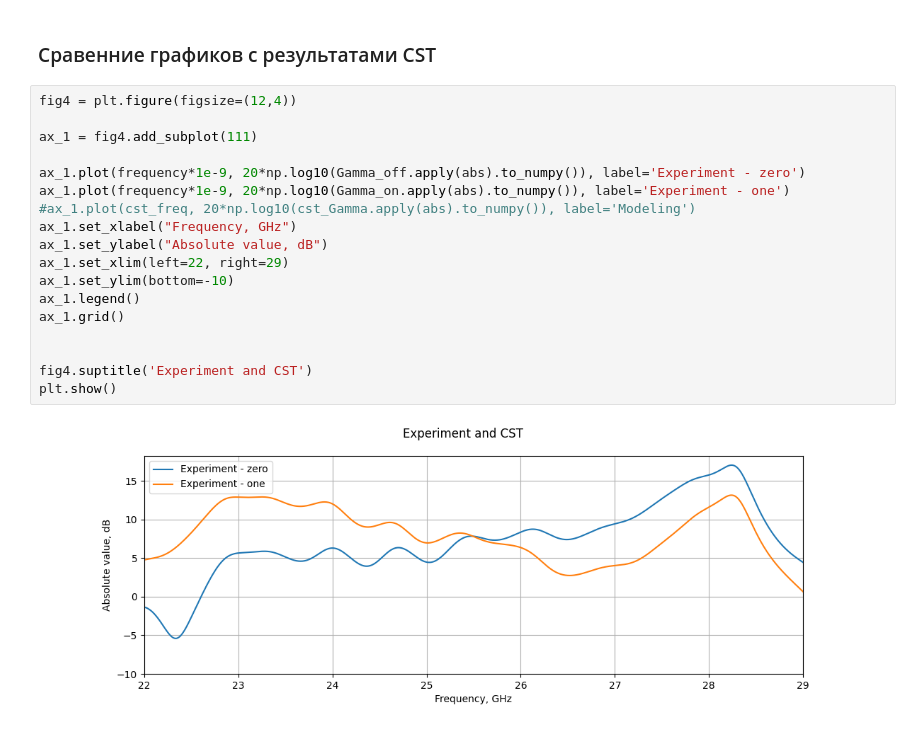
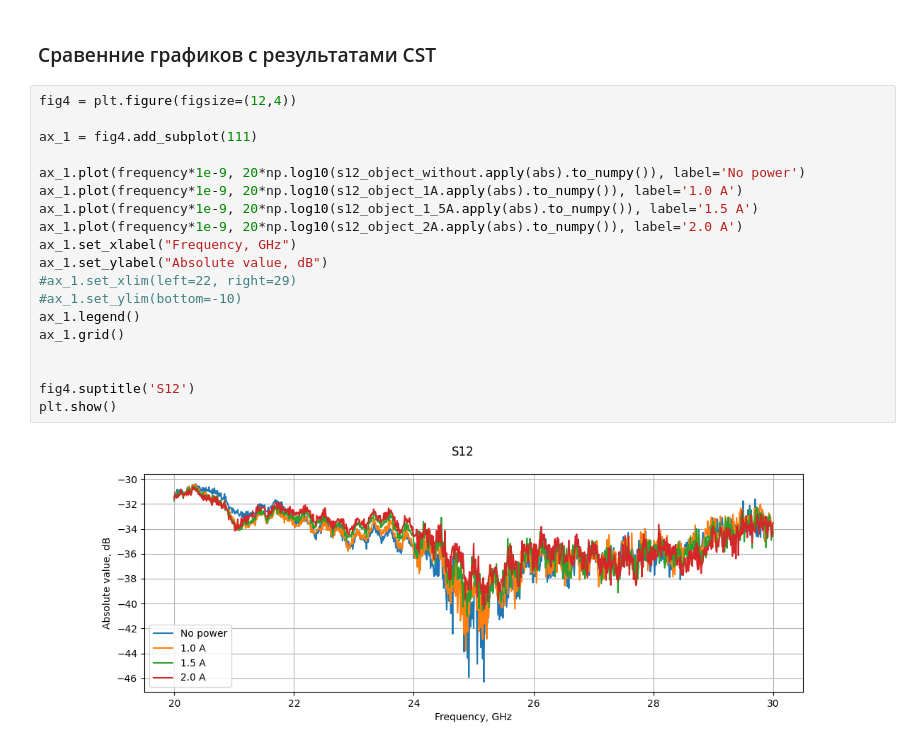
Before and after one commit to isvoropaev02/post_processing_RIS, a Jupyter notebook: 250923/S21_mirror.ipynb, the cells around one changed output. Drawn from its saved outputs; the diff is of its cells as text.

```diff
--- a/250923/S21_mirror.ipynb
+++ b/250923/S21_mirror.ipynb
@@ -220,21 +218,22 @@ cst_Gamma = reflecting_coef_30deg_TE['Sz11']
 # %%
 fig4 = plt.figure(figsize=(12,4))
 
 ax_1 = fig4.add_subplot(111)
 
-ax_1.plot(frequency*1e-9, 20*np.log10(Gamma_off.apply(abs).to_numpy()), label='Experiment - zero')
-ax_1.plot(frequency*1e-9, 20*np.log10(Gamma_on.apply(abs).to_numpy()), label='Experiment - one')
-#ax_1.plot(cst_freq, 20*np.log10(cst_Gamma.apply(abs).to_numpy()), label='Modeling')
+ax_1.plot(frequency*1e-9, 20*np.log10(s12_object_without.apply(abs).to_numpy()), label='No power')
+ax_1.plot(frequency*1e-9, 20*np.log10(s12_object_1A.apply(abs).to_numpy()), label='1.0 A')
+ax_1.plot(frequency*1e-9, 20*np.log10(s12_object_1_5A.apply(abs).to_numpy()), label='1.5 A')
+ax_1.plot(frequency*1e-9, 20*np.log10(s12_object_2A.apply(abs).to_numpy()), label='2.0 A')
 ax_1.set_xlabel("Frequency, GHz")
 ax_1.set_ylabel("Absolute value, dB")
-ax_1.set_xlim(left=22, right=29)
-ax_1.set_ylim(bottom=-10)
+#ax_1.set_xlim(left=22, right=29)
+#ax_1.set_ylim(bottom=-10)
 ax_1.legend()
 ax_1.grid()
 
 
-fig4.suptitle('Experiment and CST')
+fig4.suptitle('S12')
 plt.show()
 # %% [output]
-[figure, old version]
+[figure, new version]
 # %%
```
Also changed, not shown: parts of 3 cells of this notebook, 1 other file.
